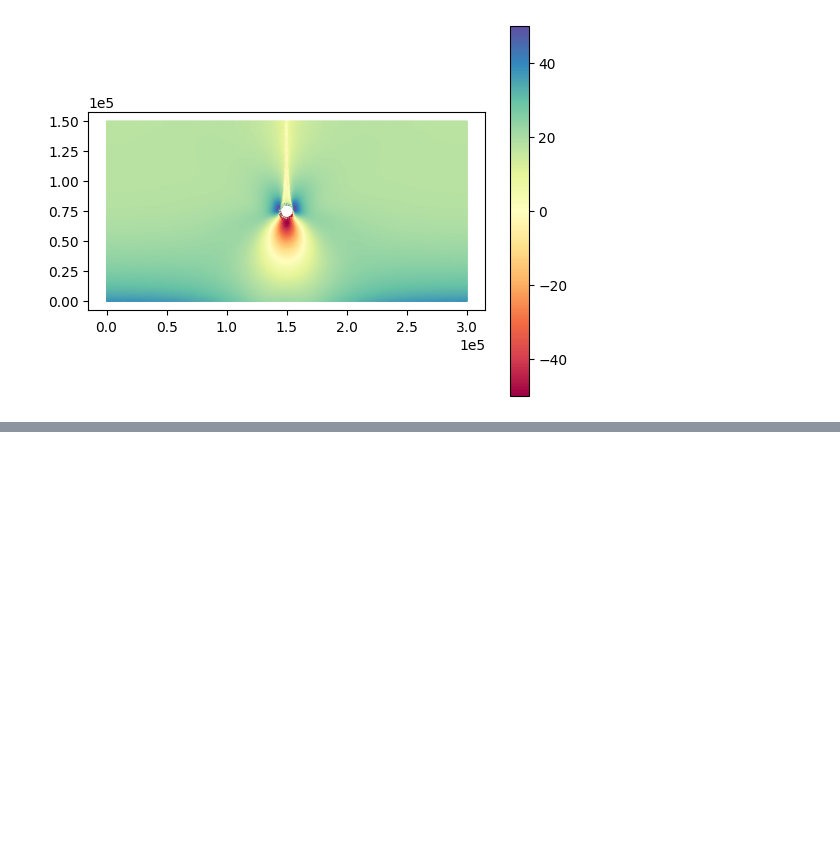
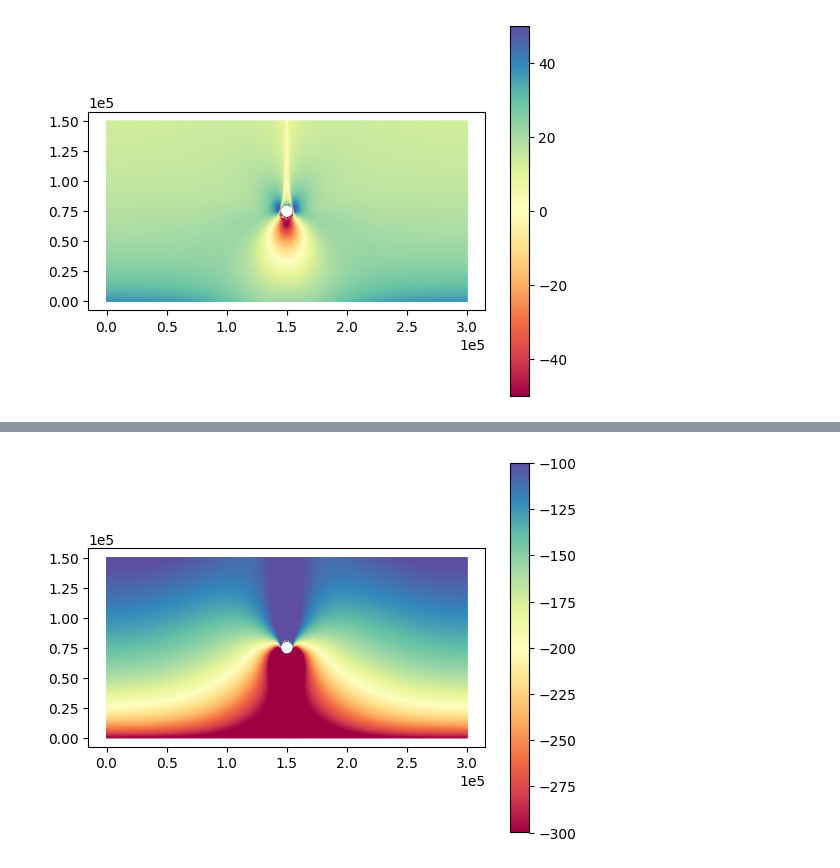
Before and after one commit to henryclara/ButtressingProject, a Jupyter notebook: SSA_Model/IceShelfButtressingSimulations.ipynb, the cells around one changed output, grey strips where cells are left out. Drawn from its saved outputs; the diff is of its cells as text; code cells hidden in the pictures; blank space fills up the shorter version.

```diff
--- a/SSA_Model/IceShelfButtressingSimulations.ipynb
+++ b/SSA_Model/IceShelfButtressingSimulations.ipynb
@@ -38,7 +38,7 @@ x_scale = 1 #3000.0
 h_scale = 1 #300.0
 # %%
 # Define the inflow boundary velocity and thickness
-u_out = 300.0/u_scale #initial guess at what the outflow velocity should be
+u_out = 0.0/u_scale #initial guess at what the outflow velocity should be
 u_in = 300.0/u_scale #velocity at inflow boundary (kept fixed through simulation)
 h_in = 300.0/h_scale #inflow thickness (also kept constant)
 Ly = 1.5e5/x_scale
@@ -90,8 +90,8 @@ u = solver.diagnostic_solve(
 # %%
 import tqdm
 
-final_time = 200
-num_timesteps = 200
+final_time = 1000
+num_timesteps = 1000
 dt = final_time / num_timesteps
 a = firedrake.Constant(0.0)
 
@@ -207,0 +186,6 @@ fig.colorbar(colors);
+# %%
+fig, axes = icepack.plot.subplots()
+colors = icepack.plot.tripcolor(sigma_yy, axes=axes, vmin=-300, vmax=-100, cmap="Spectral")
+fig.colorbar(colors);
+# %% [output]
+[figure, added]
```
Also changed, not shown: parts of 17 cells of this notebook.
